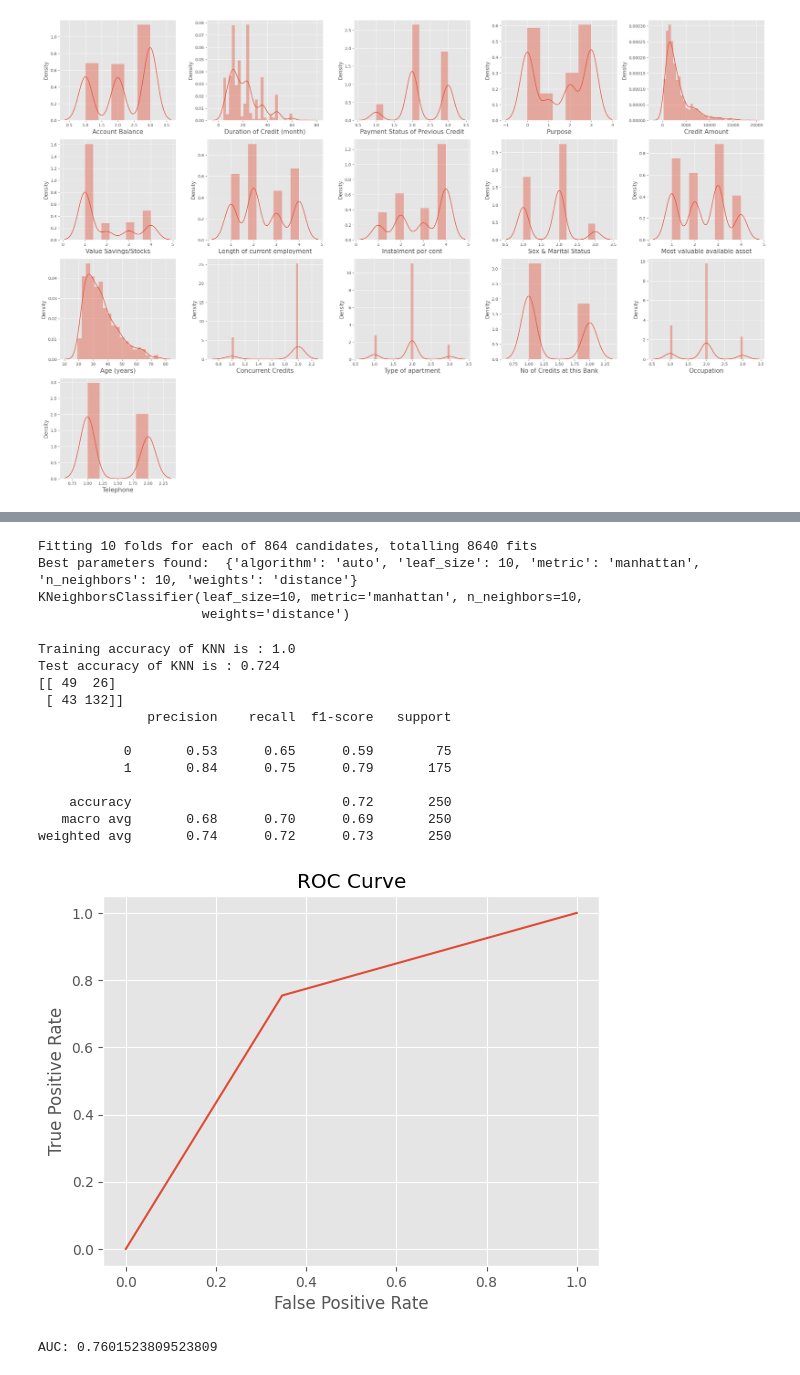
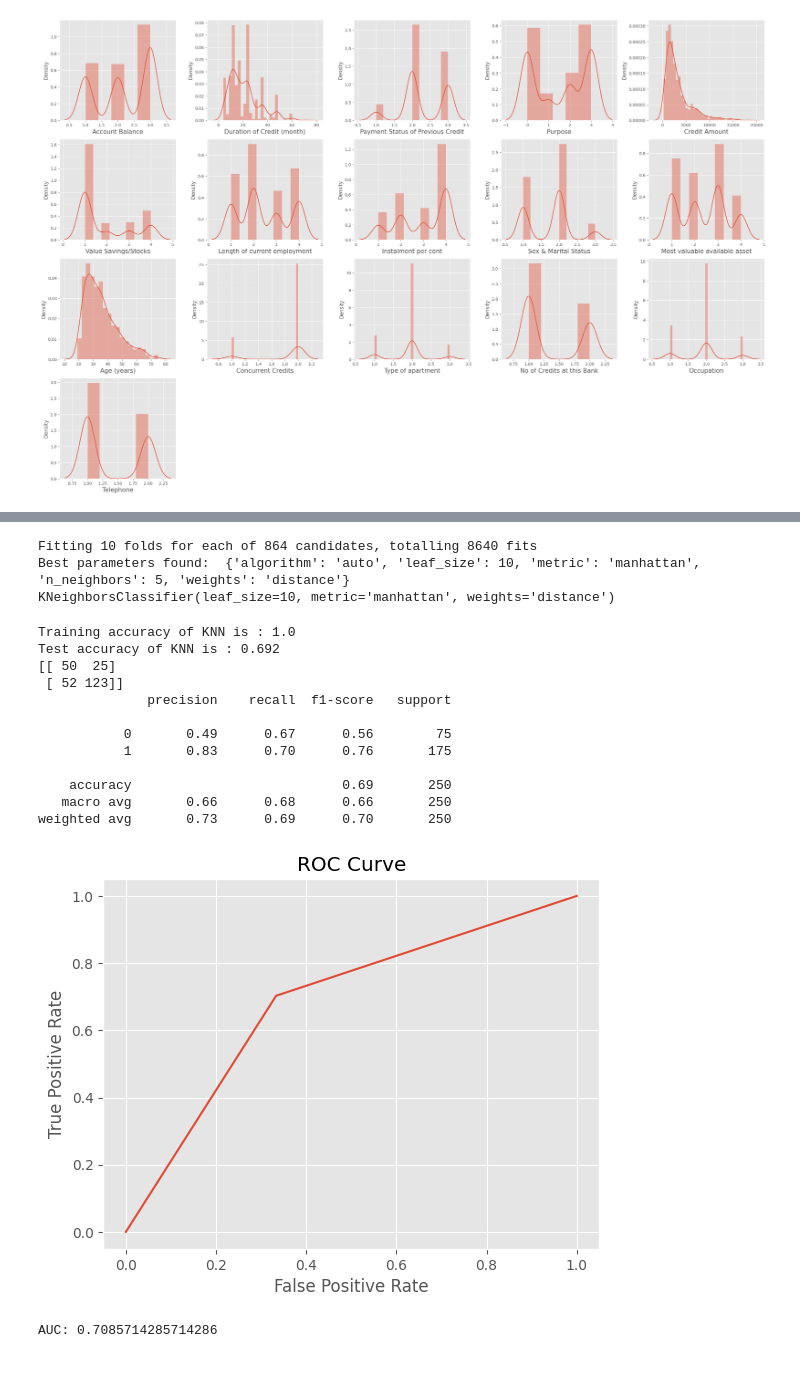
Before and after one commit to sfatew/Credit-worthiness-rating, a Jupyter notebook: KNN/KNN.ipynb, the cells around one changed output, grey strips where cells are left out. Drawn from its saved outputs; the diff is of its cells as text; code cells hidden in the pictures.

```diff
--- a/KNN.ipynb
+++ b/KNN/KNN.ipynb
@@ -9,7 +10,7 @@ warnings.filterwarnings('ignore')
 
 plt.style.use('ggplot')
 # %%
-df = pd.read_csv('data/german_credit.csv')
+df = pd.read_csv('german_credit.csv')
 df.head(20)
 # %% [output]
 |  | Creditability | Account Balance | Duration of Credit (month) | Payment Status of Previous Credit | Purpose | Credit Amount | ... |
@@ -179,3 +180,9 @@ plt.tight_layout()
 plt.show()
 # %% [output]
 [figure]
+# %%
+from sklearn.preprocessing import StandardScaler
+
+scaler = StandardScaler()
+
+X = scaler.fit_transform(X)
@@ -221,7 +223,7 @@ cv = StratifiedKFold(n_splits = 10, random_state = 42, shuffle = True)
 grid_search = GridSearchCV(estimator=knn, param_grid=param_grid, cv=cv, scoring='roc_auc', verbose=1)
 
 # Fit the grid search to the data
-grid_search.fit(X_train_scaled, y_train)
+grid_search.fit(X_train, y_train)
 
 # Print the best parameters
 print("Best parameters found: ", grid_search.best_params_)
@@ -229,18 +231,17 @@ best_model = grid_search.best_estimator_
 print(best_model)
 
 # Make predictions
-y_pred = best_model.predict(X_test_scaled)
+y_pred = best_model.predict(X_test)
 # %% [output]
 Fitting 10 folds for each of 864 candidates, totalling 8640 fits
-Best parameters found:  {'algorithm': 'auto', 'leaf_size': 10, 'metric': 'manhattan', 'n_neighbors': 10, 'weights': 'distance'}
-KNeighborsClassifier(leaf_size=10, metric='manhattan', n_neighbors=10,
-                     weights='distance')
+Best parameters found:  {'algorithm': 'auto', 'leaf_size': 10, 'metric': 'manhattan', 'n_neighbors': 5, 'weights': 'distance'}
+KNeighborsClassifier(leaf_size=10, metric='manhattan', weights='distance')
 # %%
 # accuracy_score, confusion_matrix and classification_report
 
 from sklearn.metrics import accuracy_score, confusion_matrix, classification_report
 
-knn_train_acc = accuracy_score(y_train, best_model.predict(X_train_scaled))
+knn_train_acc = accuracy_score(y_train, best_model.predict(X_train))
 knn_test_acc = accuracy_score(y_test, y_pred)
 
 print(f"Training accuracy of KNN is : {knn_train_acc}")
@@ -250,31 +251,31 @@ print(confusion_matrix(y_test, y_pred))
 print(classification_report(y_test, y_pred))
 # %% [output]
 Training accuracy of KNN is : 1.0
-Test accuracy of KNN is : 0.724
-[[ 49  26]
- [ 43 132]]
+Test accuracy of KNN is : 0.692
+[[ 50  25]
+ [ 52 123]]
               precision    recall  f1-score   support
 
-           0       0.53      0.65      0.59        75
-           1       0.84      0.75      0.79       175
+           0       0.49      0.67      0.56        75
+           1       0.83      0.70      0.76       175
 
-    accuracy                           0.72       250
-   macro avg       0.68      0.70      0.69       250
-weighted avg       0.74      0.72      0.73       250
+    accuracy                           0.69       250
+   macro avg       0.66      0.68      0.66       250
+weighted avg       0.73      0.69      0.70       250
 # %%
 from sklearn.metrics import roc_auc_score, roc_curve
 
-y_proba = best_model.predict_proba(X_test_scaled)[:, 1]
+y_proba = best_model.predict_proba(X_test)[:, 1]
 fpr, tpr, thresholds = roc_curve(y_test, y_pred)
 
 plt.plot(fpr, tpr)
 plt.xlabel('False Positive Rate')
 plt.ylabel('True Positive Rate')
 plt.title('ROC Curve')
 plt.show()
 
 auc = roc_auc_score(y_test, y_proba)
 print('AUC:', auc)
 # %% [output]
-[figure, old version]
+[figure, new version]
-AUC: 0.7601523809523809
+AUC: 0.7085714285714286
```
Also changed, not shown: parts of 12 cells of this notebook, 3 other files.
